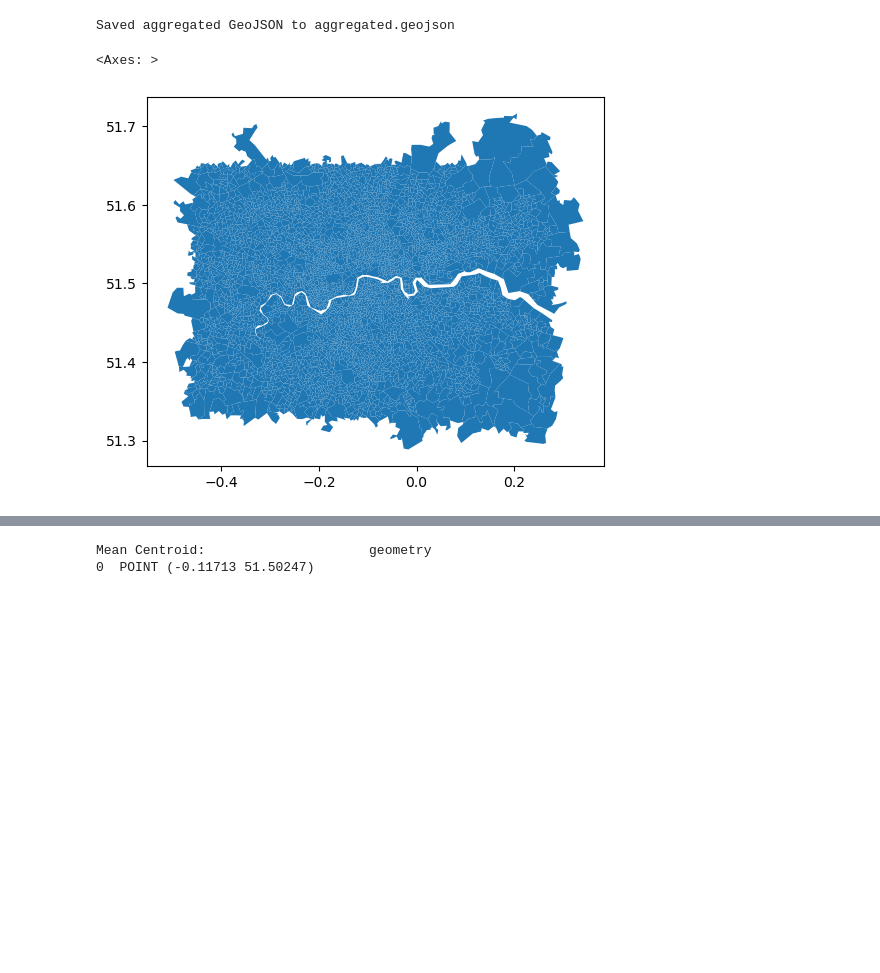
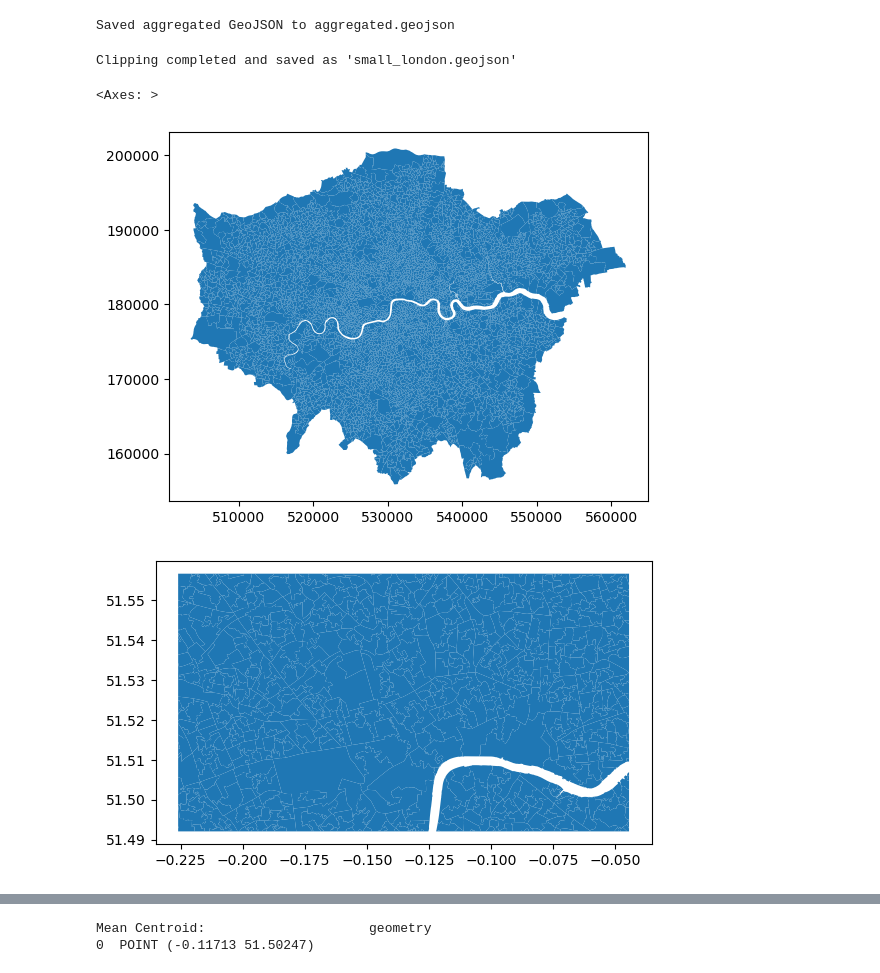
Before and after one commit to c-zhong-ucl-ac-uk/research-group-site, a Jupyter notebook: data/test.ipynb, the cells around one changed output, grey strips where cells are left out. Drawn from its saved outputs; the diff is of its cells as text; code cells hidden in the pictures; blank space fills up the shorter version.

```diff
--- a/data/test.ipynb
+++ b/data/test.ipynb
@@ -57,8 +57,32 @@ print(f"Saved aggregated GeoJSON to {output_geojson}")
 # %% [output]
 Saved aggregated GeoJSON to aggregated.geojson
 # %%
-gdf = gpd.read_file("London.geojson")
+gdf = gpd.read_file("bfcs_london.geojson")
 gdf.plot()
+import geopandas as gpd
+from shapely.geometry import box
+
+# Load the GeoJSON file
+gdf = gpd.read_file("bfcs_london.geojson")
+gdf = gdf.to_crs(epsg=4326)
+
+# Define the bounding box
+xmin, ymin, xmax, ymax = -0.225978, 51.492064, -0.044407, 51.556629
+bbox = box(xmin, ymin, xmax, ymax)
+
+# Create a GeoDataFrame for the bbox
+bbox_gdf = gpd.GeoDataFrame([{'geometry': bbox}], crs=gdf.crs)
+
+# Clip the original GeoDataFrame to the bbox
+clipped_gdf = gpd.clip(gdf, bbox_gdf)
+
+# Save the clipped result to a new GeoJSON file
+clipped_gdf.to_file("small_london.geojson", driver="GeoJSON")
+
+print("Clipping completed and saved as 'small_london.geojson'")
+clipped_gdf.plot()
 # %% [output]
-<Axes: >
+Clipping completed and saved as 'small_london.geojson'
+<Axes: >
-[figure, old version]
+[figure, new version]
+[figure, added]
```
Also changed, not shown: parts of 1 cell of this notebook, 3 other files.
